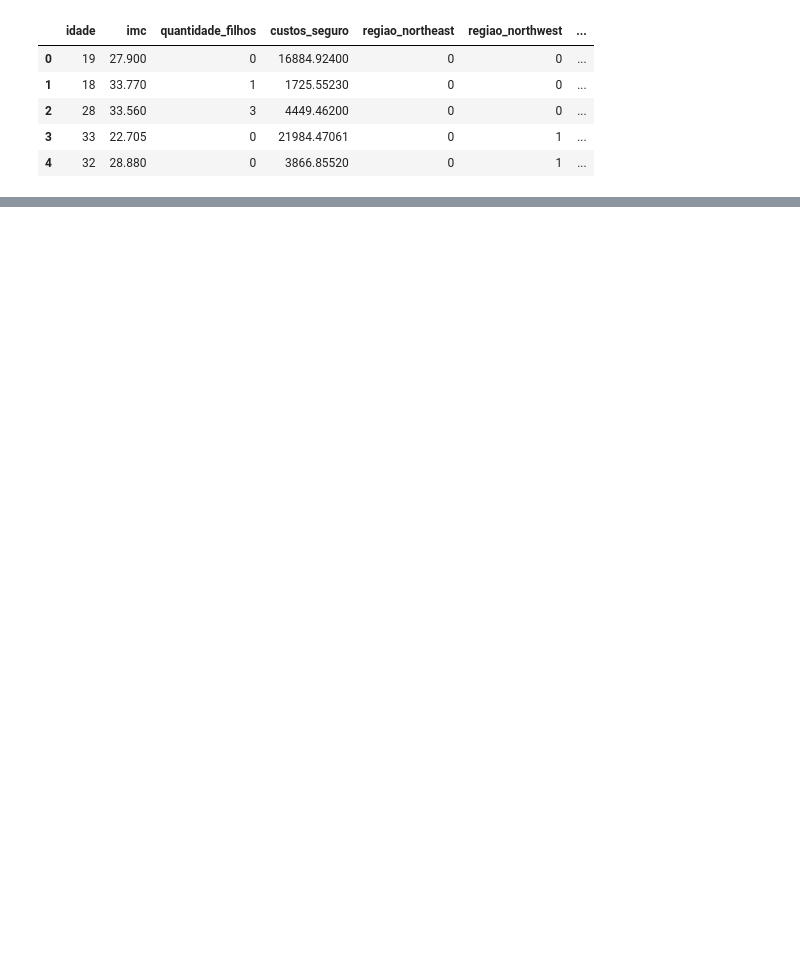
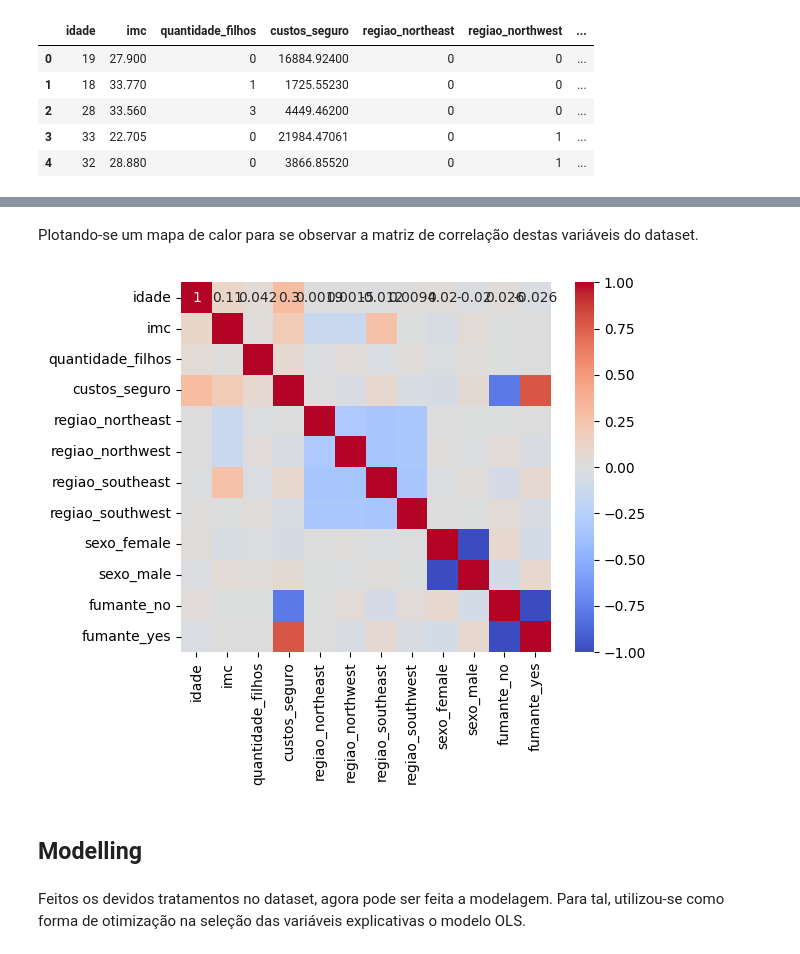
Before and after one commit to rfprates/regressao_seguro, a Jupyter notebook: case_preco_seguros.ipynb, the cells around one changed output, grey strips where cells are left out. Cells and saved outputs as stored; diff of their text form; code cells hidden in the pictures; blank space fills up the shorter version.

```diff
--- a/case_preco_seguros.ipynb
+++ b/case_preco_seguros.ipynb
@@ -255,0 +302,19 @@ df.head()
+# %% [markdown]
+Plotando-se um mapa de calor para se observar a matriz de correlação destas variáveis do dataset.
+# %%
+corr = df.corr()
+mask = np.zeros_like(corr)
+mask[np.triu_indices_from(mask)] = True
+
+sns.heatmap(
+    data = corr,
+    annot = True,
+    square = True,
+    cmap = 'coolwarm'
+);
+# %% [output]
+[figure, added]
+# %% [markdown]
+## Modelling
+# %% [markdown]
+Feitos os devidos tratamentos no dataset, agora pode ser feita a modelagem. Para tal, utilizou-se como forma de otimização na seleção das variáveis explicativas o modelo OLS.
```
Also changed, not shown: parts of 16 cells of this notebook.
